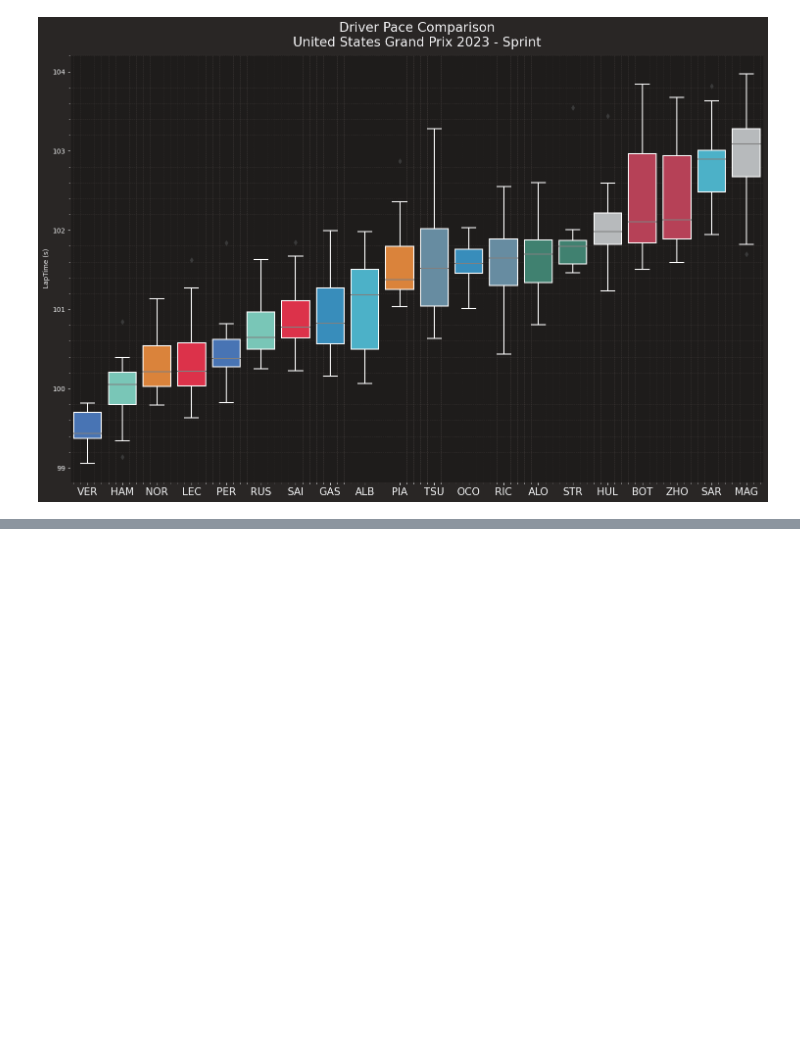
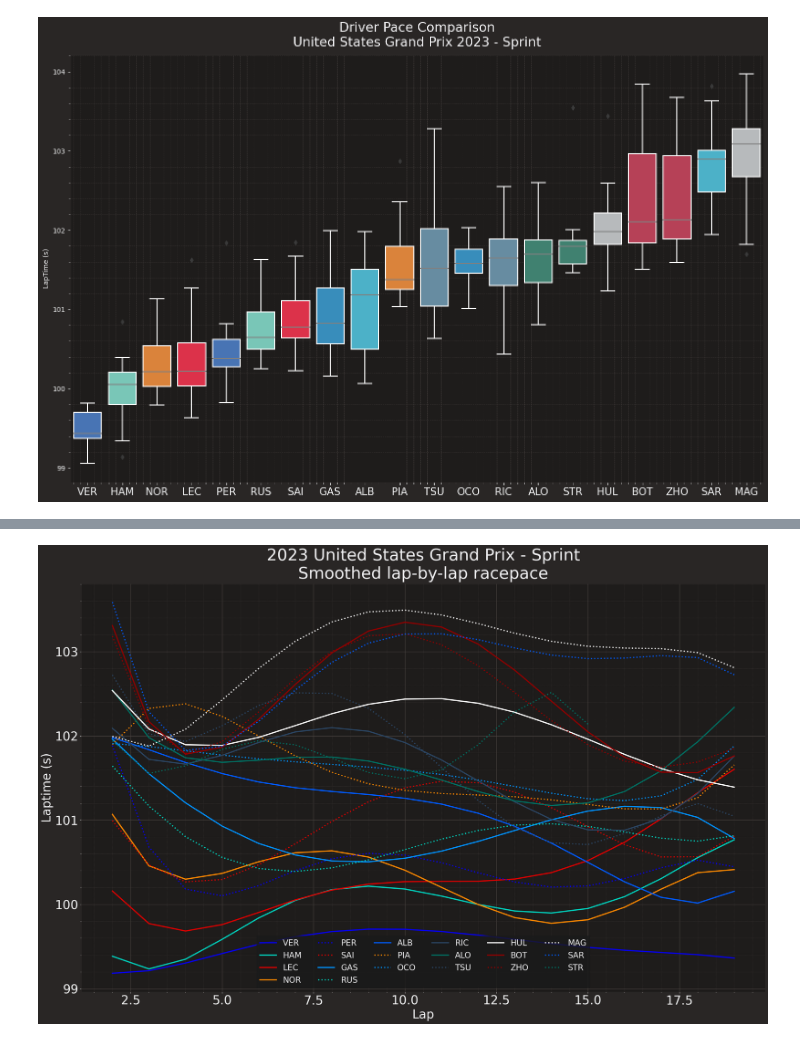
Before and after one commit to Rick8998/AustinF1, a Jupyter notebook: sprintRace.ipynb, the cells around one changed output, grey strips where cells are left out. Saved outputs shown, nothing was run; the diff lists cells and outputs as text; code cells hidden in the pictures; blank space fills up the shorter version.

```diff
--- a/sprintRace.ipynb
+++ b/sprintRace.ipynb
@@ -284,3 +284,83 @@ plt.tight_layout()
 plt.show()
 # %% [output]
 [figure]
+# %%
+import fastf1 as ff1
+import pandas as pd
+from fastf1.core import Laps
+from fastf1 import plotting
+from fastf1 import utils
+from matplotlib import pyplot as plt
+from timple.timedelta import strftimedelta
+import numpy as np
+from matplotlib.pyplot import figure
+from matplotlib.collections import LineCollection
+from matplotlib import cm
+
+
+fp = ff1.get_session(2023, 'Austin', 'S')
+#fp_laps = fp.load_laps(with_telemetry=True)
+fp.load()
+# %%
+laps=fp.laps
+laps['LapTimeSeconds'] = laps['LapTime'].dt.total_seconds()
+laps = laps.loc[(laps['PitOutTime'].isnull() & laps['PitInTime'].isnull() & laps['IsAccurate']==True)]
+
+drivers_to_visualize = pd.unique(fp.laps['Driver'])
+# Also, we remove outliers since those don't represent the racepace,
+# using the Inter-Quartile Range (IQR) proximity rule
+q75, q25 = laps['LapTimeSeconds'].quantile(0.75), laps['LapTimeSeconds'].quantile(0.25)
+
+intr_qr = q75 - q25
+
+ff1.plotting.setup_mpl()
+# To make sure we won't get any equally styled lines when comparing teammates
+visualized_teams = []
+team_colors = []
+
+# Make plot a bit bigger
+plt.rcParams['figure.figsize'] = [30, 18]
+
+# Create 2 subplots (1 for the boxplot, 1 for the lap-by-lap comparison)
+fig, ax = plt.subplots(1)
+
+
+##############################
+#
+# Lap-by-lap racepace comparison
+#
+##############################
+for driver in drivers_to_visualize:
+
+    driver_laps = laps.pick_driver(driver)[['LapNumber', 'LapTimeSeconds', 'Team']]
+
+    # Select all the laps from that driver
+    driver_laps = driver_laps.dropna()
+
+    # Extract the team for coloring purploses
+    team = pd.unique(driver_laps['Team'])[0]
+
+    # X-coordinate is the lap number
+    x = driver_laps['LapNumber']
+
+    # Y-coordinate a smoothed line between all the laptimes
+    poly = np.polyfit(driver_laps['LapNumber'], driver_laps['LapTimeSeconds'], 5)
+    y_poly = np.poly1d(poly)(driver_laps['LapNumber'])
+
+    # Make sure that two teammates don't get the same line style
+    linestyle = '-' if team not in visualized_teams else ':'
+
+    # Plot the data
+    ax.plot(x, y_poly, label=driver, color=ff1.plotting.team_color(team), linestyle=linestyle, linewidth=3)
+
+    # Set title
+    ax.set_title(f"{fp.event.year} {fp.event.EventName} - {fp.name}\nSmoothed lap-by-lap racepace", fontsize=40)
+
+    # Generate legend
+    ax.legend(ncol=len(drivers_to_visualize)/3, prop={'size': 20})
+    ax.tick_params(labelsize=30)
+    # Add the team to the visualized teams variable so that the next time the linestyle will be different
+    visualized_teams.append(team)
+plt.ylabel("Laptime (s)", fontsize=30)
+plt.xlabel("Lap", fontsize=30)
+# %% [output]
@@ -286,0 +368 @@ plt.show()
+[figure, added]
```
Also changed, not shown: parts of 3 cells of this notebook.
